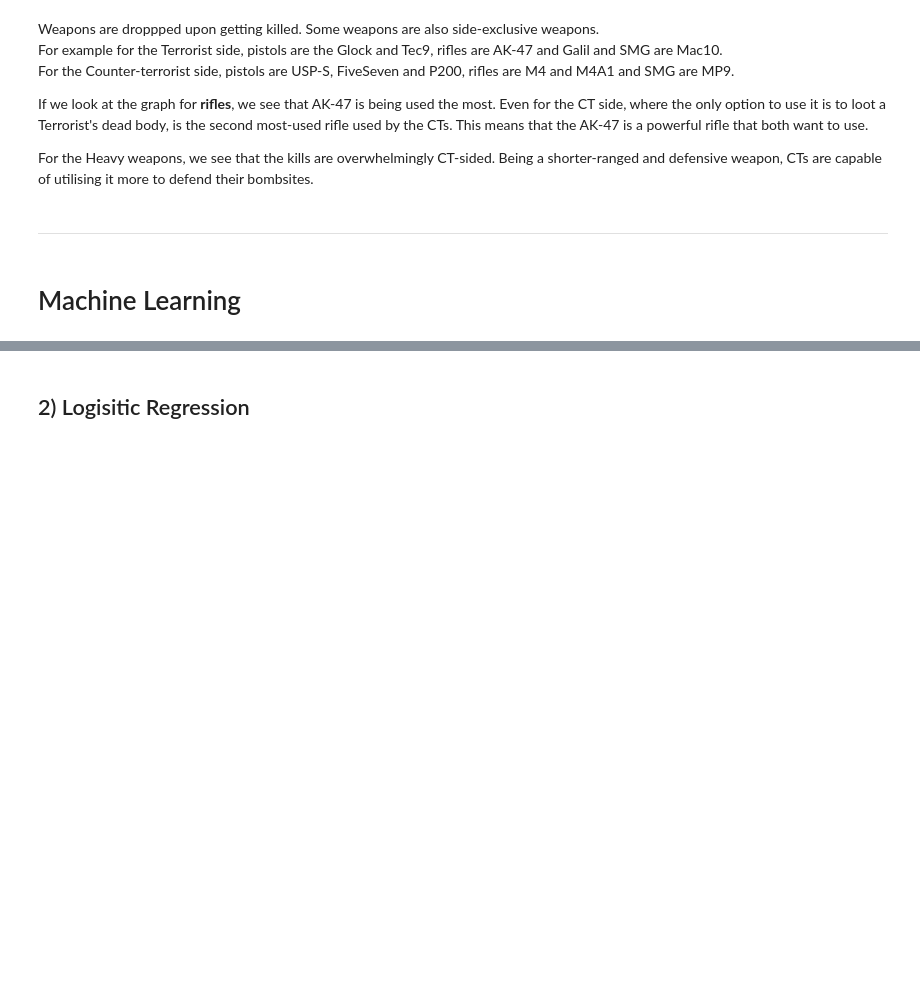
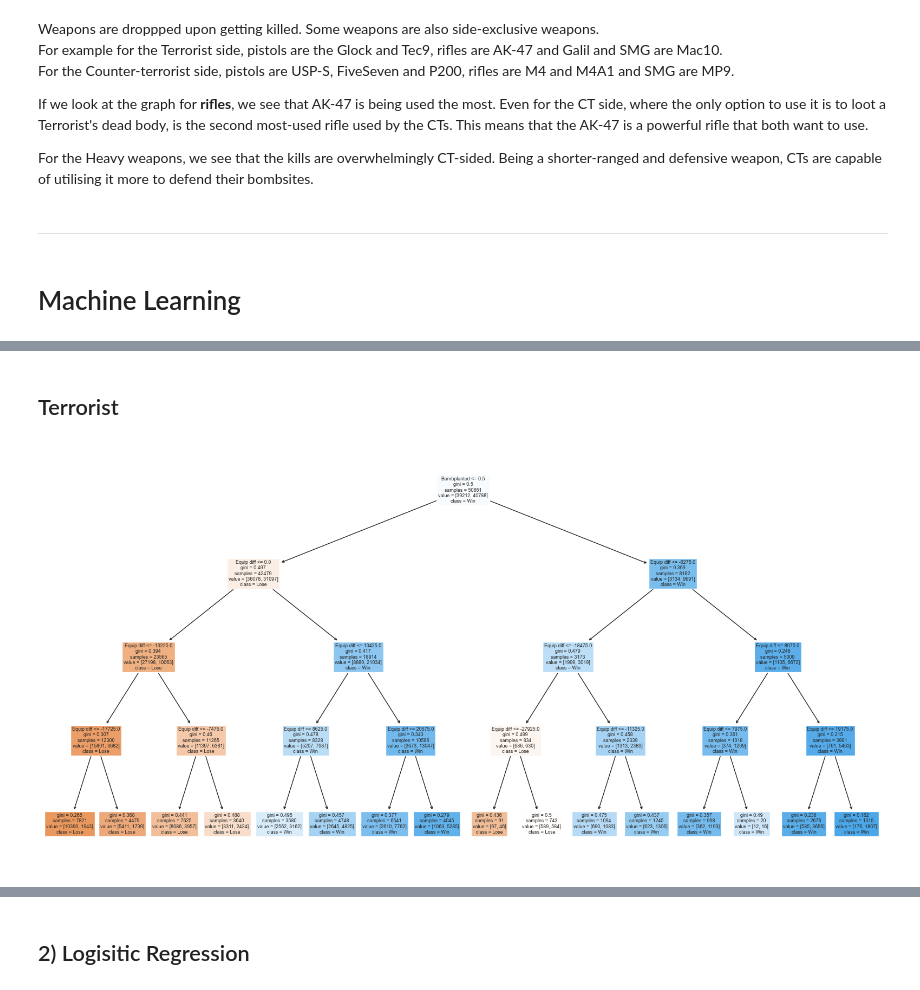
Before and after one commit to fattycuty/DSAI-Mini-Project, a Jupyter notebook: DS Mini-Project.ipynb, the cells around one changed output, grey strips where cells are left out. Saved outputs shown, nothing was run; the diff lists cells and outputs as text; code cells hidden in the pictures; blank space fills up the shorter version.

```diff
--- a/DS Mini-Project.ipynb
+++ b/DS Mini-Project.ipynb
@@ -716,14 +716,23 @@ from sklearn.tree import plot_tree
 sb.set()
 # %%
 #remove rounds with <= eq_val_diff of 5000
-ml_df = pd.DataFrame(demo_clean_df[abs(demo_clean_df['ct_eq_val'] - demo_clean_df['t_eq_val']) >= 5000])
-ml_df = ml_df.sample(n=20000)
+ml_df = pd.DataFrame(cleaned_df[abs(cleaned_df['ct_eq_val'] - cleaned_df['t_eq_val']) >= 5000])
+ml_df = ml_df.sample(n=100000)
 
 #response
-side_win = pd.DataFrame(ml_df['ct_win'])
+side_win_ct = pd.DataFrame(ml_df['ct_win'])
+side_win_t = pd.DataFrame(ml_df['t_win'])
 
 #predictor
-eq_diff = pd.DataFrame(ml_df['ct_eq_val'] - ml_df['t_eq_val'])
+eq_diff_ct = pd.DataFrame({
+    'eq_diff': ml_df['ct_eq_val'] - ml_df['t_eq_val'],
+    'is_bomb_planted': ml_df['is_bomb_planted']
+})
+eq_diff_t = pd.DataFrame({
+    'eq_diff': ml_df['t_eq_val'] - ml_df['ct_eq_val'],
+    'is_bomb_planted': ml_df['is_bomb_planted']
+})
 
 #train test split
-X_train, X_test, y_train, y_test = train_test_split(eq_diff, side_win, test_size = 0.20)
+X_train, X_test, y_train, y_test = train_test_split(eq_diff_ct, side_win_ct, test_size = 0.20)
+X_train_t, X_test_t, y_train_t, y_test_t = train_test_split(eq_diff_t, side_win_t, test_size = 0.20)
@@ -778,0 +824,10 @@ ___
+# %% [markdown]
+## Terrorist
+# %%
+from sklearn.tree import plot_tree
+
+# Plotting the first tree of the Random Forest Classifier
+plt.figure(figsize=(20,10))
+tree = plot_tree(rfc_t.estimators_[0], feature_names=['Equip diff','Bombplanted'], class_names=['Lose', 'Win'], filled=True)
+# %% [output]
+[figure, added]
```
Also changed, not shown: parts of 62 cells of this notebook.
